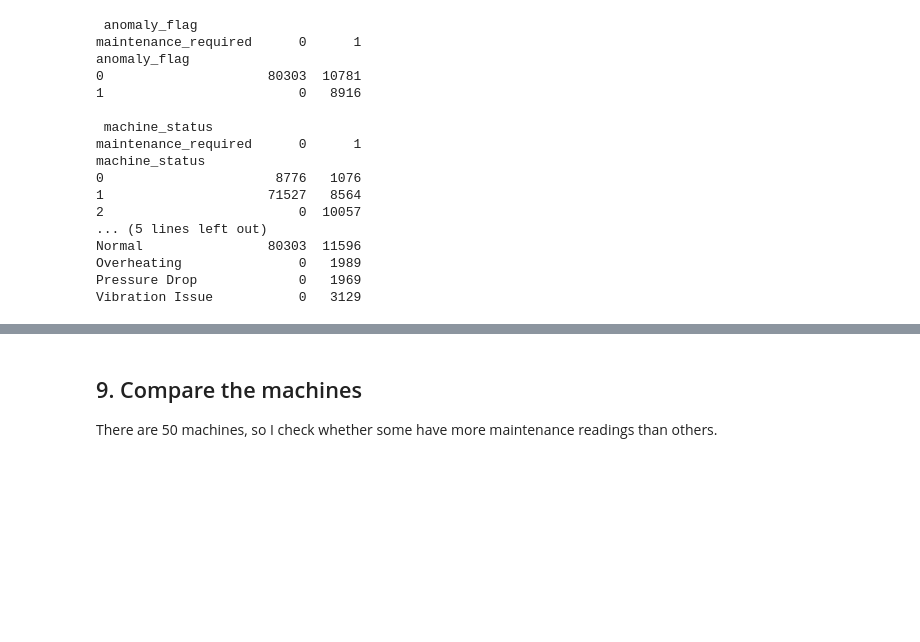
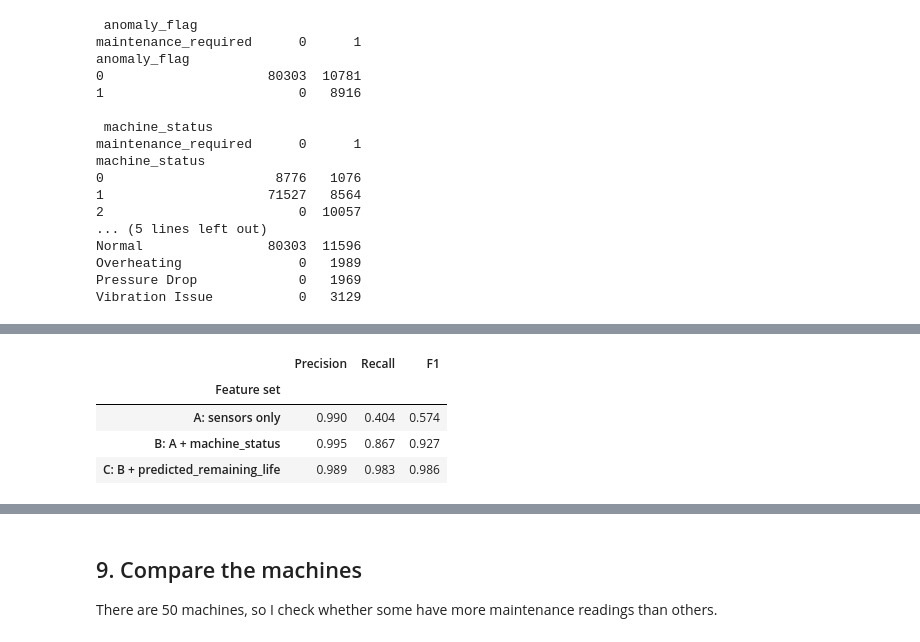
Before and after one commit to cutecat22/EGT309_TeamCaden, a Jupyter notebook: eda.ipynb, the cells around one changed output, grey strips where cells are left out. Saved outputs shown, nothing was run; the diff lists cells and outputs as text; code cells hidden in the pictures; blank space fills up the shorter version.

```diff
--- a/eda.ipynb
+++ b/eda.ipynb
@@ -269,0 +474,29 @@ Vibration Issue           0   3129
+# %%
+from sklearn.ensemble import HistGradientBoostingClassifier
+from sklearn.metrics import f1_score, precision_score, recall_score
+
+# Quick check only (not the final model): how much do the borderline columns add?
+q = df.sort_values("timestamp").reset_index(drop=True)
+cut = int(len(q) * 0.80)                       # time-ordered split
+train, test = q.iloc[:cut], q.iloc[cut:]
+sensors = ["temperature", "vibration_abs", "humidity", "pressure", "energy_consumption"]
+feature_sets = {
+    "A: sensors only": sensors,
+    "B: A + machine_status": sensors + ["machine_status"],
+    "C: B + predicted_remaining_life": sensors + ["machine_status", "predicted_remaining_life"],
+}
+rows = []
+for name, cols in feature_sets.items():
+    model = HistGradientBoostingClassifier(random_state=0).fit(train[cols], train["maintenance_required"])
+    pred = model.predict(test[cols])
+    rows.append({"Feature set": name,
+                 "Precision": precision_score(test["maintenance_required"], pred),
+                 "Recall": recall_score(test["maintenance_required"], pred),
+                 "F1": f1_score(test["maintenance_required"], pred)})
+pd.DataFrame(rows).set_index("Feature set").round(3)
+# %% [output]
+|  | Precision | Recall | F1 |
+| Feature set |  |  |  |
+| A: sensors only | 0.990 | 0.404 | 0.574 |
+| B: A + machine_status | 0.995 | 0.867 | 0.927 |
+| C: B + predicted_remaining_life | 0.989 | 0.983 | 0.986 |
```
Also changed, not shown: parts of 50 cells of this notebook.
